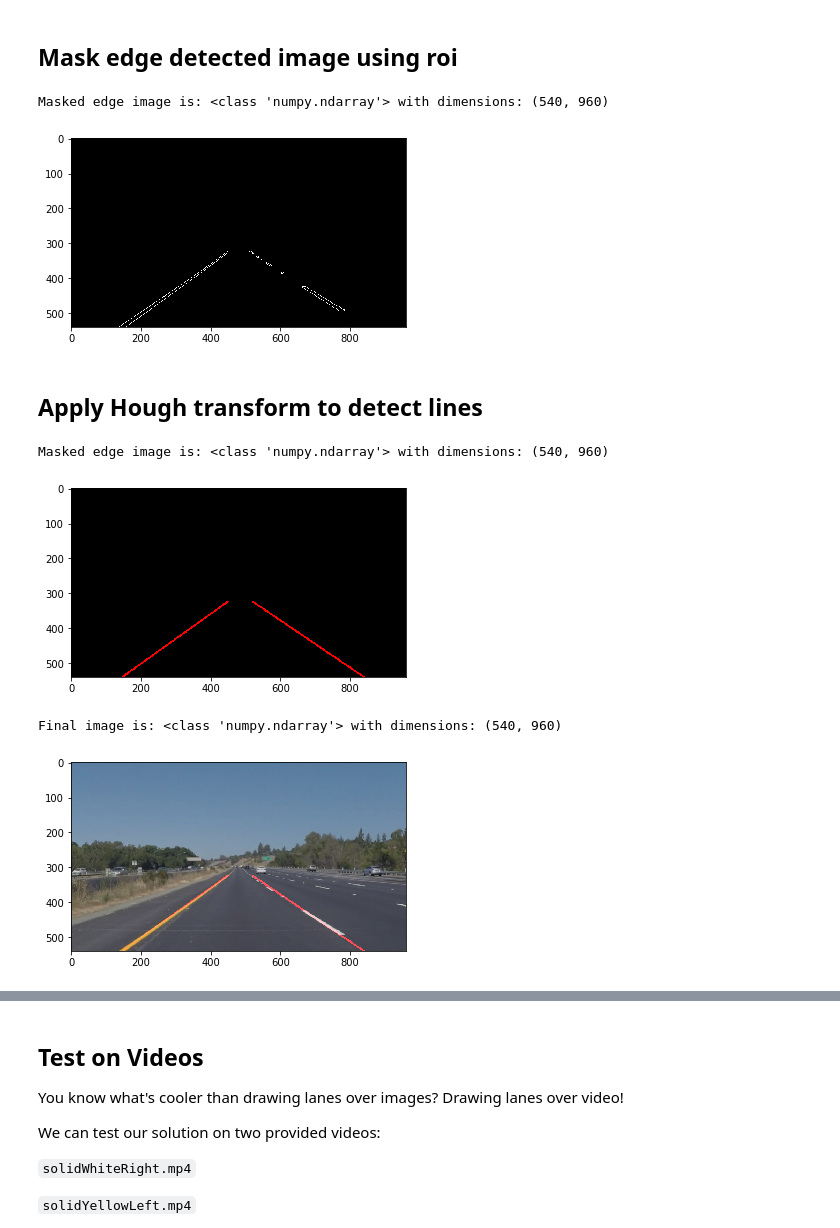
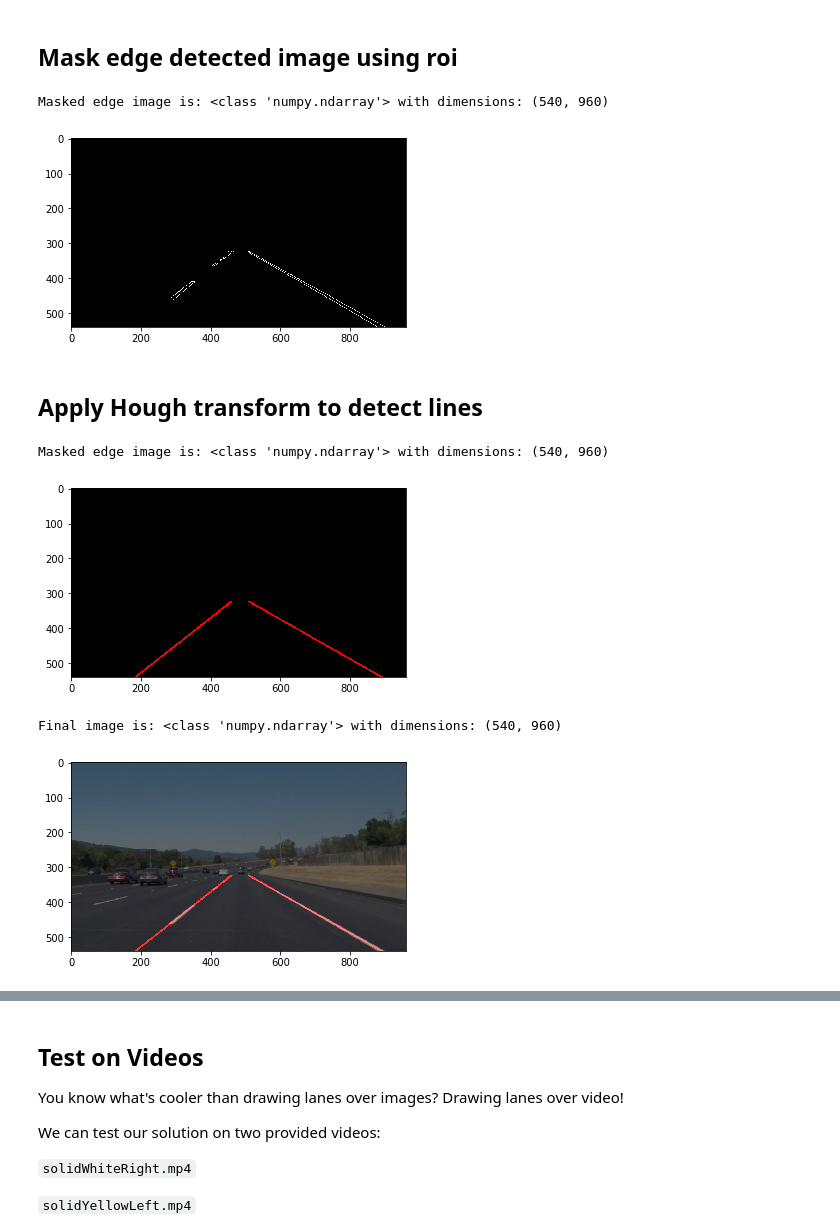
Before and after one commit to fjp/CarND-LaneLines-P1, a Jupyter notebook: P1.ipynb, the cells around one changed output, grey strips where cells are left out. Drawn from its saved outputs; the diff is of its cells as text; code cells hidden in the pictures.

```diff
--- a/P1.ipynb
+++ b/P1.ipynb
@@ -263,8 +264,8 @@ Try tuning the various parameters, especially the low and high Canny thresholds
 # then save them to the test_images directory.
 
 # Read in and grayscale the image
-#image = mpimg.imread('test_images/solidWhiteCurve.jpg')
-image = mpimg.imread('test_images/solidYellowLeft.jpg')
+image = mpimg.imread('test_images/solidWhiteCurve.jpg')
+#image = mpimg.imread('test_images/solidWhiteRight.jpg')
 
 gray = grayscale(image)
 
@@ -278,7 +279,7 @@ This image is: <class 'numpy.ndarray'> with dimensions: (540, 960)
 ## Gaussian filter to reduce noise
 # %%
 # Define a kernel size and apply Gaussian smoothing
-kernel_size = 5
+kernel_size = 3
 blur_gray = gaussian_blur(gray, kernel_size)
 
 print('Blur gray image is:', type(blur_gray), 'with dimensions:', gray.shape)
@@ -313,10 +315,10 @@ y_bottom_left = imshape[0]
 x_top_left = imshape[1]*0.45
 y_top_left = imshape[0]*0.6
 
-x_top_right = imshape[1]*0.55
+x_top_right = imshape[1]*0.57
 y_top_right = imshape[0]*0.6
 
-x_bottom_right = imshape[1]*0.95
+x_bottom_right = imshape[1]*0.99
 y_bottom_right = imshape[0]
 
 vertices = np.array([[(x_bottom_left,y_bottom_left),(x_top_left, y_top_left), (x_top_right, y_top_right), (x_bottom_right,y_bottom_right)]], dtype=np.int32)
@@ -339,17 +341,17 @@ plt.imshow(masked_edges, cmap='gray')
 plt.savefig('test_images_output/mask.jpg')
 # %% [output]
 Masked edge image is: <class 'numpy.ndarray'> with dimensions: (540, 960)
-[figure, old version]
+[figure, new version]
 # %% [markdown]
 ## Apply Hough transform to detect lines
 # %%
 # Define the Hough transform parameters
 # Make a blank the same size as our image to draw on
-rho = 1           # distance resolution in pixels of the Hough grid
+rho = 2           # distance resolution in pixels of the Hough grid
 theta = np.pi/180 # angular resolution in radians of the Hough grid
-threshold = 10 #15    # minimum number of votes (intersections in Hough grid cell)
-min_line_len = 5 #40 # minimum number of pixels making up a line
-max_line_gap = 2 #20 # maximum gap in pixels between connectable line segments
+threshold = 30 #15    # minimum number of votes (intersections in Hough grid cell)
+min_line_length = 100 #40 # minimum number of pixels making up a line
+max_line_gap = 160 #20 # maximum gap in pixels between connectable line segments
 
 # Run Hough on edge detected image
 # Iterate over the output "lines" and draw lines on the blank
@@ -362,15 +364,15 @@ plt.imshow(line_image, cmap='gray')
 plt.savefig('test_images_output/hough.jpg')
 # %% [output]
 Masked edge image is: <class 'numpy.ndarray'> with dimensions: (540, 960)
-[figure, old version]
+[figure, new version]
 # %%
 # Create a "color" binary image to combine with line image
-color_edges = weighted_img(line_image, image, α=0.8, β=1., λ=0.)
+color_edges = weighted_img(line_image, image, α=0.5, β=1., λ=0.)
 
 print('Final image is:', type(blur_gray), 'with dimensions:', gray.shape)
 plt.imshow(color_edges)
 plt.savefig('test_images_output/result.jpg')
 # %% [output]
 Final image is: <class 'numpy.ndarray'> with dimensions: (540, 960)
-[figure, old version]
+[figure, new version]
 # %%
```
Also changed, not shown: parts of 13 cells of this notebook, 12 other files.
